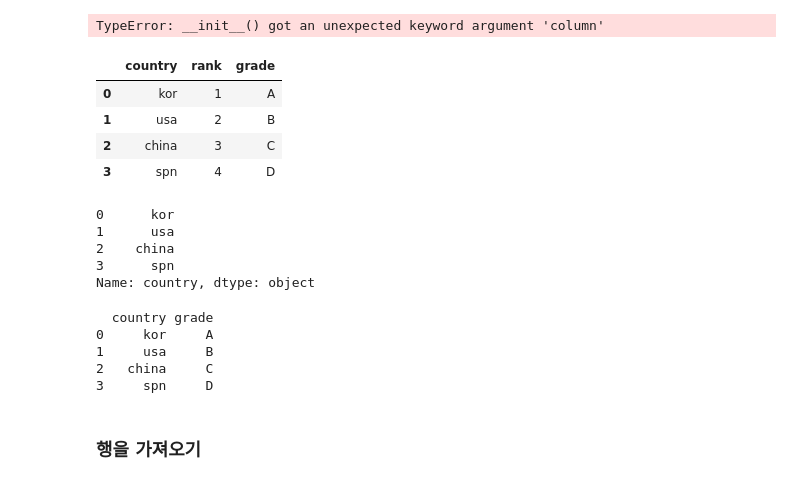
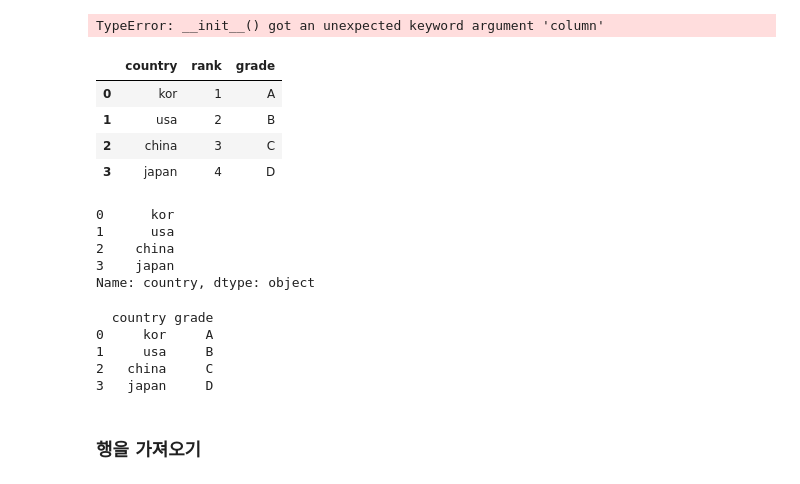
Before and after one commit to anavjeong/Python_tutorial-, a Jupyter notebook: data_crawling/main/Learn_pandas.ipynb, the cells around one changed output. Drawn from its saved outputs; the diff is of its cells as text; code cells hidden in the pictures.

```diff
--- a/data_crawling/main/Learn_pandas.ipynb
+++ b/data_crawling/main/Learn_pandas.ipynb
@@ -70,26 +75,26 @@ df = pd.DataFrame(data = data,index = ['A','B','C'],column = column)
 TypeError: __init__() got an unexpected keyword argument 'column'
 # %%
 data = {
-    'country' : ["kor", "usa",'china','spn'],
+    'country' : ["kor", "usa",'china','japan'],
     'rank' : [1,2,3,4],
     'grade' : ['A','B','C','D']
     }
 
 df =pd.DataFrame(data)
 df
 # %% [output]
 |  | country | rank | grade |
 | 0 | kor | 1 | A |
 | 1 | usa | 2 | B |
 | 2 | china | 3 | C |
-| 3 | spn | 4 | D |
+| 3 | japan | 4 | D |
 # %%
 df.country
 # %% [output]
 0      kor
 1      usa
 2    china
-3      spn
+3    japan
 Name: country, dtype: object
 # %%
 print(df[['country','grade']])
@@ -98,7 +103,7 @@ print(df[['country','grade']])
 0     kor     A
 1     usa     B
 2   china     C
-3     spn     D
+3   japan     D
 # %% [markdown]
 ### 행을 가져오기
 # %%
```
Also changed, not shown: parts of 43 cells of this notebook, 3 other files.
